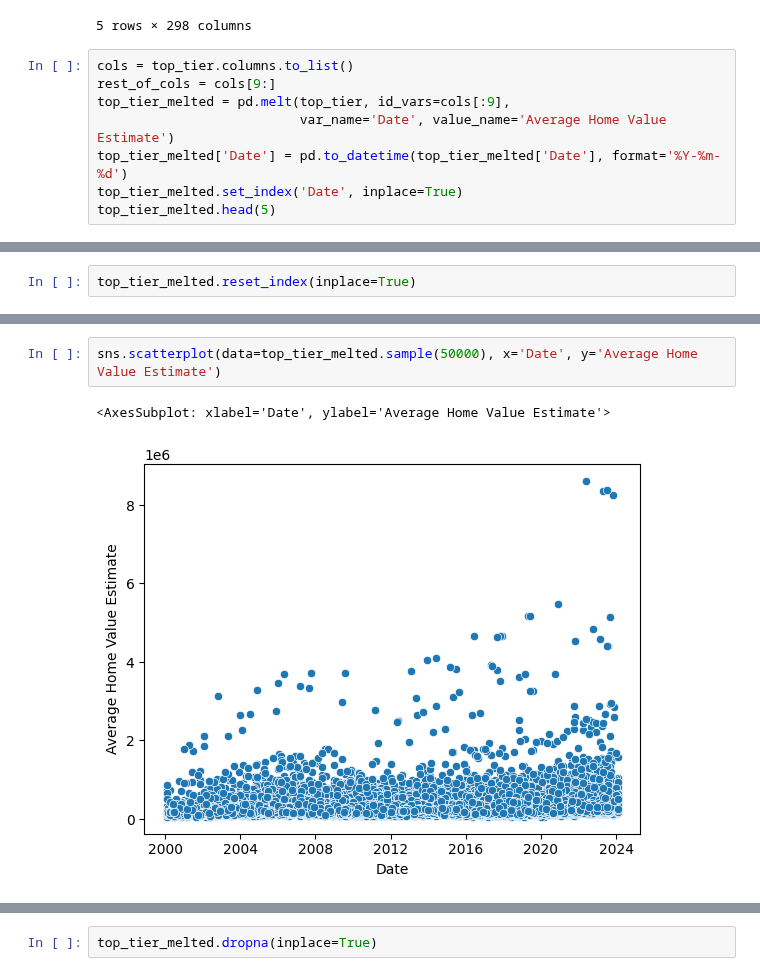
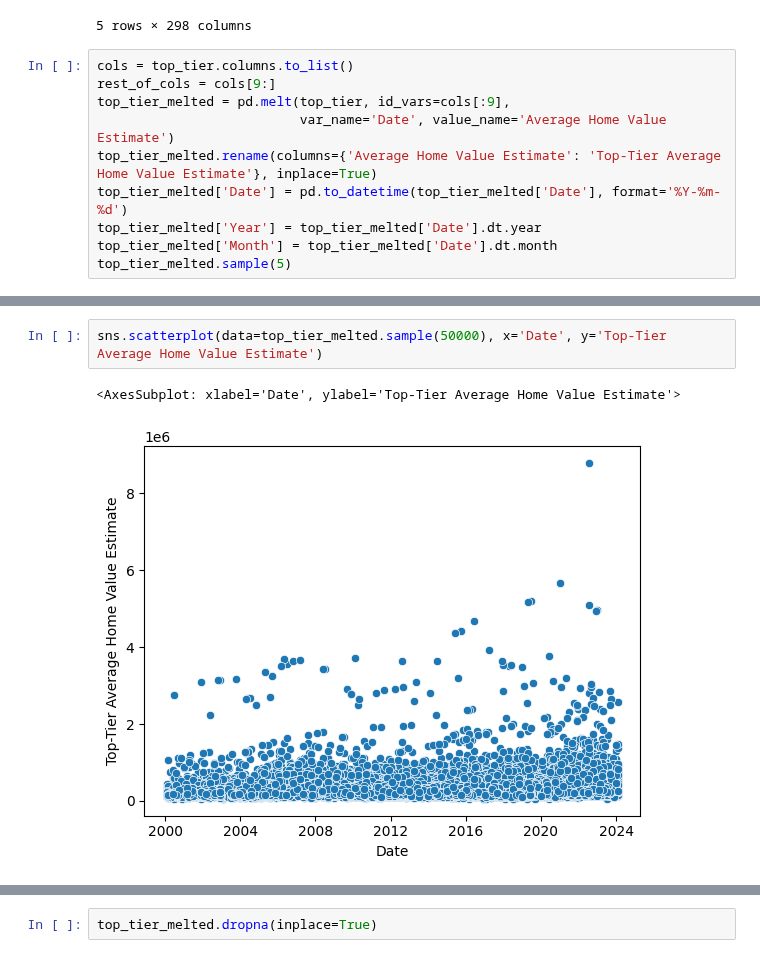
Before and after one commit to MLFP-90803-SP24-FinalProjects/Team17-FinalProject, a Jupyter notebook: Housing_Data_Cleaning.ipynb, the cells around one changed output, grey strips where cells are left out. Drawn from its saved outputs; the diff is of its cells as text.

```diff
--- a/Housing_Data_Cleaning.ipynb
+++ b/Housing_Data_Cleaning.ipynb
@@ -120,8 +122,10 @@ cols = top_tier.columns.to_list()
 rest_of_cols = cols[9:]
 top_tier_melted = pd.melt(top_tier, id_vars=cols[:9],
                           var_name='Date', value_name='Average Home Value Estimate')
+top_tier_melted.rename(columns={'Average Home Value Estimate': 'Top-Tier Average Home Value Estimate'}, inplace=True)
 top_tier_melted['Date'] = pd.to_datetime(top_tier_melted['Date'], format='%Y-%m-%d')
-top_tier_melted.set_index('Date', inplace=True)
-top_tier_melted.head(5)
+top_tier_melted['Year'] = top_tier_melted['Date'].dt.year
+top_tier_melted['Month'] = top_tier_melted['Date'].dt.month
+top_tier_melted.sample(5)
 # %% [output]
 |  | RegionID | SizeRank | RegionName | RegionType | StateName | State | Metro | StateCodeFIPS | ... |
@@ -160,7 +166,5 @@ print("Percent missing: ", (num_missing/top_tier_melted.shape[0])*100)
 # missing values:  271387
 Out of:  889542
 Percent missing:  30.5086212905068
-# %%
-top_tier_melted.reset_index(inplace=True)
 # %%
 datasample = top_tier_melted.sample(50000)
@@ -171,8 +175,8 @@ sns.histplot(data=datasample, x='Average Home Value Estimate', binwidth=100000.0
 # %%
-sns.scatterplot(data=top_tier_melted.sample(50000), x='Date', y='Average Home Value Estimate')
+sns.scatterplot(data=top_tier_melted.sample(50000), x='Date', y='Top-Tier Average Home Value Estimate')
 # %% [output]
-<AxesSubplot: xlabel='Date', ylabel='Average Home Value Estimate'>
+<AxesSubplot: xlabel='Date', ylabel='Top-Tier Average Home Value Estimate'>
-[figure, old version]
+[figure, new version]
 # %%
 top_tier_melted.describe()
 # %% [output]
```
Also changed, not shown: parts of 43 cells of this notebook, 2 other files.
